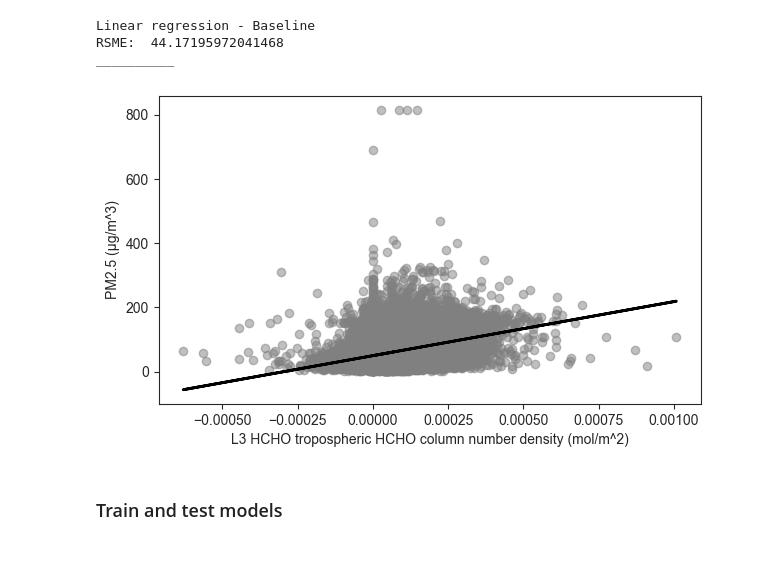
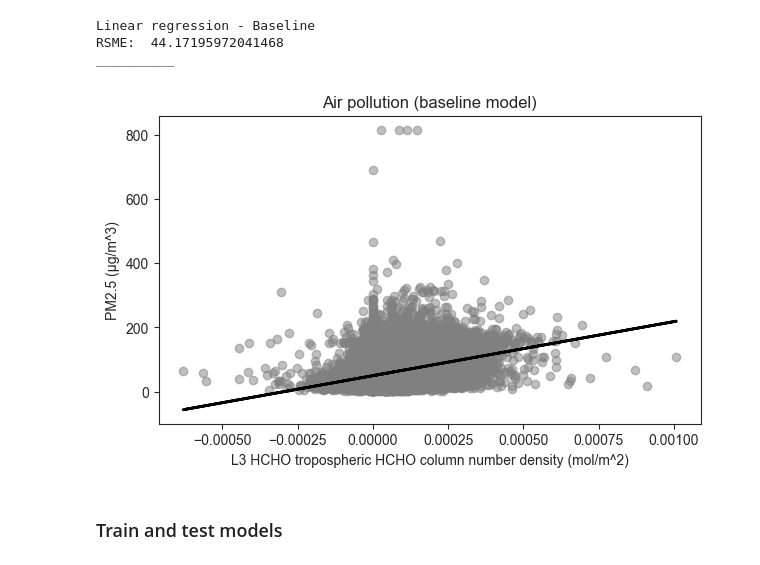
Before and after one commit to JWNowak/ml-project, a Jupyter notebook: 2_ML-project.ipynb, the cells around one changed output. Saved outputs shown, nothing was run; the diff lists cells and outputs as text; code cells hidden in the pictures.

```diff
--- a/2_ML-project.ipynb
+++ b/2_ML-project.ipynb
@@ -365,14 +365,15 @@ __________
 # %%
 # Plot data with regression line
 sns.set_style("ticks")
 plt.rcParams["figure.figsize"] = (7,4)
 
 plt.scatter(X_train_baseline, y_train, color='grey', alpha=0.5)
 plt.plot(X_train_baseline, y_pred_train, '-', color='black', linewidth=2)
+plt.title("Air pollution (baseline model)")
 plt.ylabel('PM2.5 (µg/m^3)')
 plt.xlabel('L3 HCHO tropospheric HCHO column number density (mol/m^2)');
 # %% [output]
-[figure, old version]
+[figure, new version]
 # %% [markdown]
 ### Train and test models
 # %%
```
